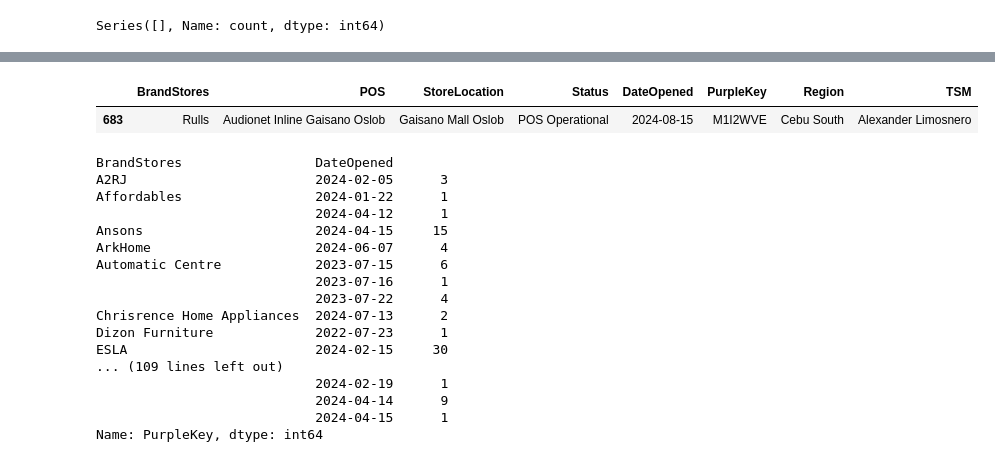
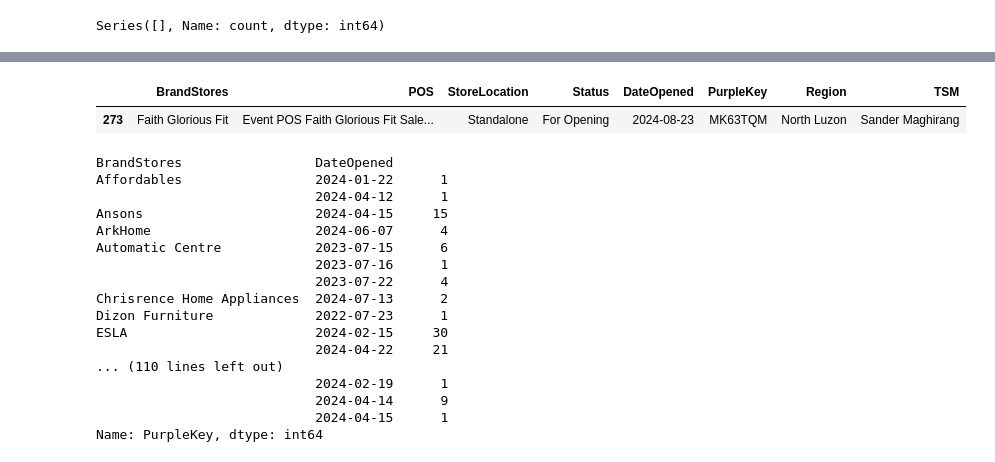
Before and after one commit to dchakroborti-tonik/POS_Addition, a Jupyter notebook: Notebook/Pos_mapping_new.ipynb, the cells around one changed output, grey strips where cells are left out. Cells and saved outputs as stored; diff of their text form; code cells hidden in the pictures.

```diff
--- a/Notebook/Pos_mapping_new.ipynb
+++ b/Notebook/Pos_mapping_new.ipynb
@@ -24,6 +24,6 @@ client = bigquery.Client(project='prj-prod-dataplatform')
 # Set options or configurations as needed
 # Example: pd.set_option('display.max_columns', None)
 # %%
-df = pd.read_csv(r"C:\Users\DwaipayanChakroborti\OneDrive - Tonik Financial Pte Ltd\MyStuff\SIL Sales\Shin Nebria\POS_Addition\Data\pos_add_20240819.csv")
+df = pd.read_csv(r"C:\Users\DwaipayanChakroborti\OneDrive - Tonik Financial Pte Ltd\MyStuff\SIL Sales\Shin Nebria\POS_Addition\Data\pos_add_20240823_file1.csv")
 df.shape
 # %% [output]
@@ -426,13 +442,12 @@ df.sort_values('DateOpened', ascending=False)
 # %%
-df[df['PurpleKey'] =='M1I2WVE']
+df[df['PurpleKey'] =='MK63TQM']
 # %% [output]
 |  | BrandStores | POS | StoreLocation | Status | DateOpened | PurpleKey | Region | TSM |
-| 683 | Rulls | Audionet Inline Gaisano Oslob | Gaisano Mall Oslob | POS Operational | 2024-08-15 | M1I2WVE | Cebu South | Alexander Limosnero |
+| 273 | Faith Glorious Fit | Event POS Faith Glorious Fit Sale... | Standalone | For Opening | 2024-08-23 | MK63TQM | North Luzon | Sander Maghirang |
 # %%
 df.groupby(['BrandStores', 'DateOpened'])['PurpleKey'].nunique()
 # %% [output]
 BrandStores                 DateOpened
-A2RJ                        2024-02-05      3
 Affordables                 2024-01-22      1
                             2024-04-12      1
 Ansons                      2024-04-15     15
@@ -443,7 +458,8 @@ Automatic Centre            2023-07-15      6
 Chrisrence Home Appliances  2024-07-13      2
 Dizon Furniture             2022-07-23      1
 ESLA                        2024-02-15     30
-... (109 lines left out)
+                            2024-04-22     21
+... (110 lines left out)
                             2024-02-19      1
                             2024-04-14      9
                             2024-04-15      1
```
Also changed, not shown: parts of 33 cells of this notebook, 5 other files.
